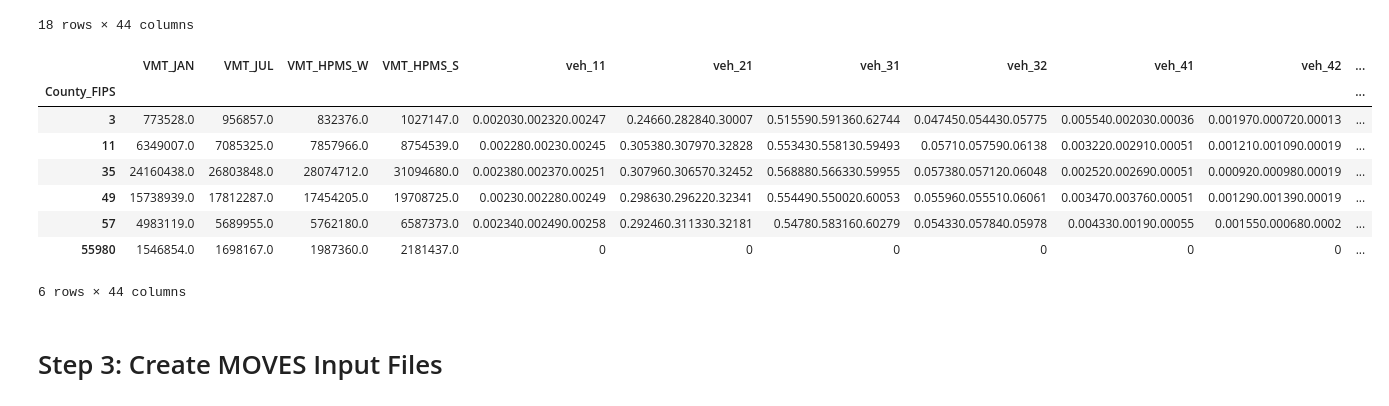
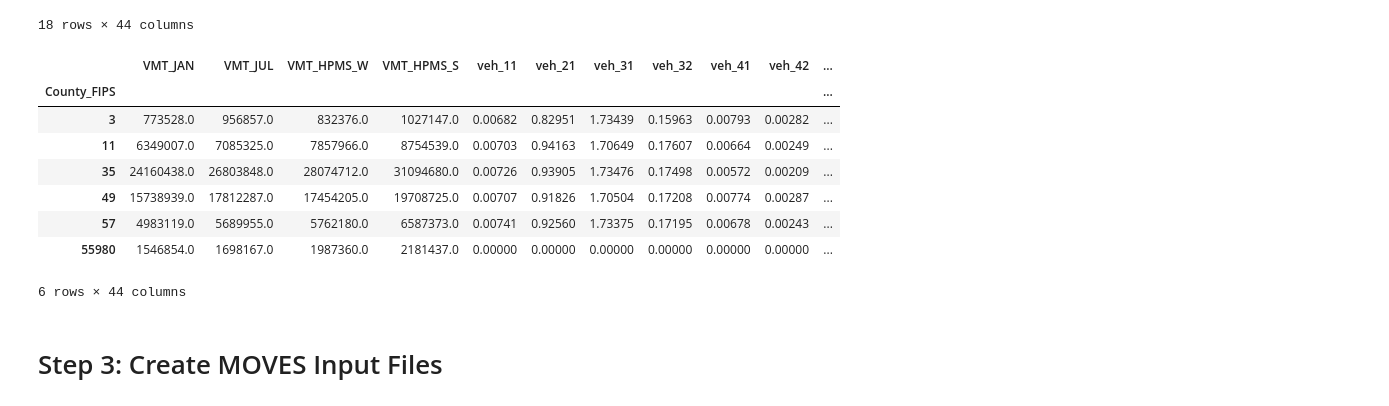
Before and after one commit to jlillywhiteMAG/MOVES_Input_Creation, a Jupyter notebook: MOVES_Input_File_Preparation.ipynb, the cells around one changed output. Saved outputs shown, nothing was run; the diff lists cells and outputs as text; code cells hidden in the pictures.

```diff
--- a/MOVES_Input_File_Preparation.ipynb
+++ b/MOVES_Input_File_Preparation.ipynb
@@ -470,22 +470,23 @@ display(vmt_county_road_veh)
 # %%
 #Create VMT Totals by County and Vehicle
 
 vmt_county_veh = vmt_county_road_veh.copy()
 vmt_county_veh.reset_index(inplace=True)
 vmt_county_veh.drop(columns='RoadType', inplace=True)
+vmt_county_veh = vmt_county_veh.apply(pd.to_numeric, errors='coerce')
 
-vmt_county_veh = vmt_county_veh.groupby(['County_FIPS']).sum().round()
+vmt_county_veh = vmt_county_veh.groupby(['County_FIPS']).sum()
 
 display(vmt_county_veh)
 # %% [output]
 |  | VMT_JAN | VMT_JUL | VMT_HPMS_W | VMT_HPMS_S | veh_11 | veh_21 | veh_31 | veh_32 | veh_41 | veh_42 | ... |
 | County_FIPS |  |  |  |  |  |  |  |  |  |  | ... |
-| 3 | 773528.0 | 956857.0 | 832376.0 | 1027147.0 | 0.002030.002320.00247 | 0.24660.282840.30007 | 0.515590.591360.62744 | 0.047450.054430.05775 | 0.005540.002030.00036 | 0.001970.000720.00013 | ... |
-| 11 | 6349007.0 | 7085325.0 | 7857966.0 | 8754539.0 | 0.002280.00230.00245 | 0.305380.307970.32828 | 0.553430.558130.59493 | 0.05710.057590.06138 | 0.003220.002910.00051 | 0.001210.001090.00019 | ... |
-| 35 | 24160438.0 | 26803848.0 | 28074712.0 | 31094680.0 | 0.002380.002370.00251 | 0.307960.306570.32452 | 0.568880.566330.59955 | 0.057380.057120.06048 | 0.002520.002690.00051 | 0.000920.000980.00019 | ... |
-| 49 | 15738939.0 | 17812287.0 | 17454205.0 | 19708725.0 | 0.00230.002280.00249 | 0.298630.296220.32341 | 0.554490.550020.60053 | 0.055960.055510.06061 | 0.003470.003760.00051 | 0.001290.001390.00019 | ... |
-| 57 | 4983119.0 | 5689955.0 | 5762180.0 | 6587373.0 | 0.002340.002490.00258 | 0.292460.311330.32181 | 0.54780.583160.60279 | 0.054330.057840.05978 | 0.004330.00190.00055 | 0.001550.000680.0002 | ... |
-| 55980 | 1546854.0 | 1698167.0 | 1987360.0 | 2181437.0 | 0 | 0 | 0 | 0 | 0 | 0 | ... |
+| 3 | 773528.0 | 956857.0 | 832376.0 | 1027147.0 | 0.00682 | 0.82951 | 1.73439 | 0.15963 | 0.00793 | 0.00282 | ... |
+| 11 | 6349007.0 | 7085325.0 | 7857966.0 | 8754539.0 | 0.00703 | 0.94163 | 1.70649 | 0.17607 | 0.00664 | 0.00249 | ... |
+| 35 | 24160438.0 | 26803848.0 | 28074712.0 | 31094680.0 | 0.00726 | 0.93905 | 1.73476 | 0.17498 | 0.00572 | 0.00209 | ... |
+| 49 | 15738939.0 | 17812287.0 | 17454205.0 | 19708725.0 | 0.00707 | 0.91826 | 1.70504 | 0.17208 | 0.00774 | 0.00287 | ... |
+| 57 | 4983119.0 | 5689955.0 | 5762180.0 | 6587373.0 | 0.00741 | 0.92560 | 1.73375 | 0.17195 | 0.00678 | 0.00243 | ... |
+| 55980 | 1546854.0 | 1698167.0 | 1987360.0 | 2181437.0 | 0.00000 | 0.00000 | 0.00000 | 0.00000 | 0.00000 | 0.00000 | ... |
 6 rows × 44 columns
 # %% [markdown]
 # Step 3: Create MOVES Input Files
```
Also changed, not shown: parts of 2 cells of this notebook, 1 other file.
